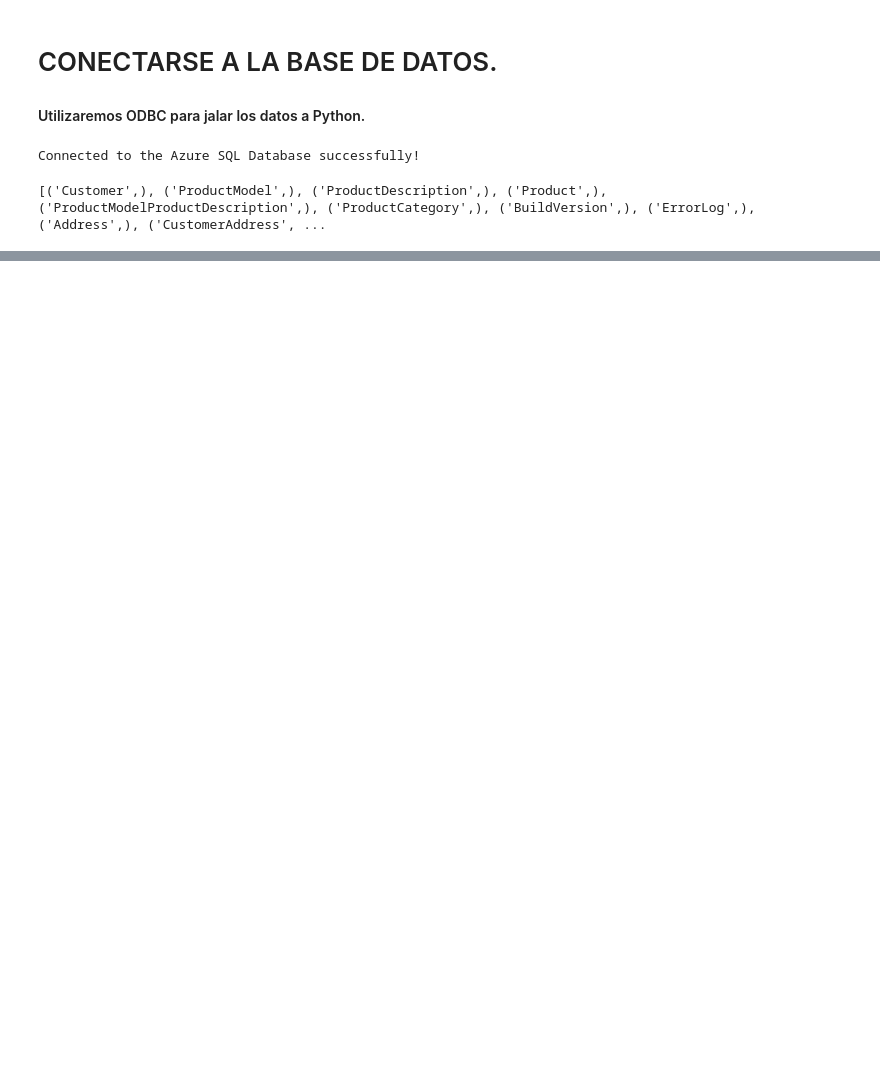
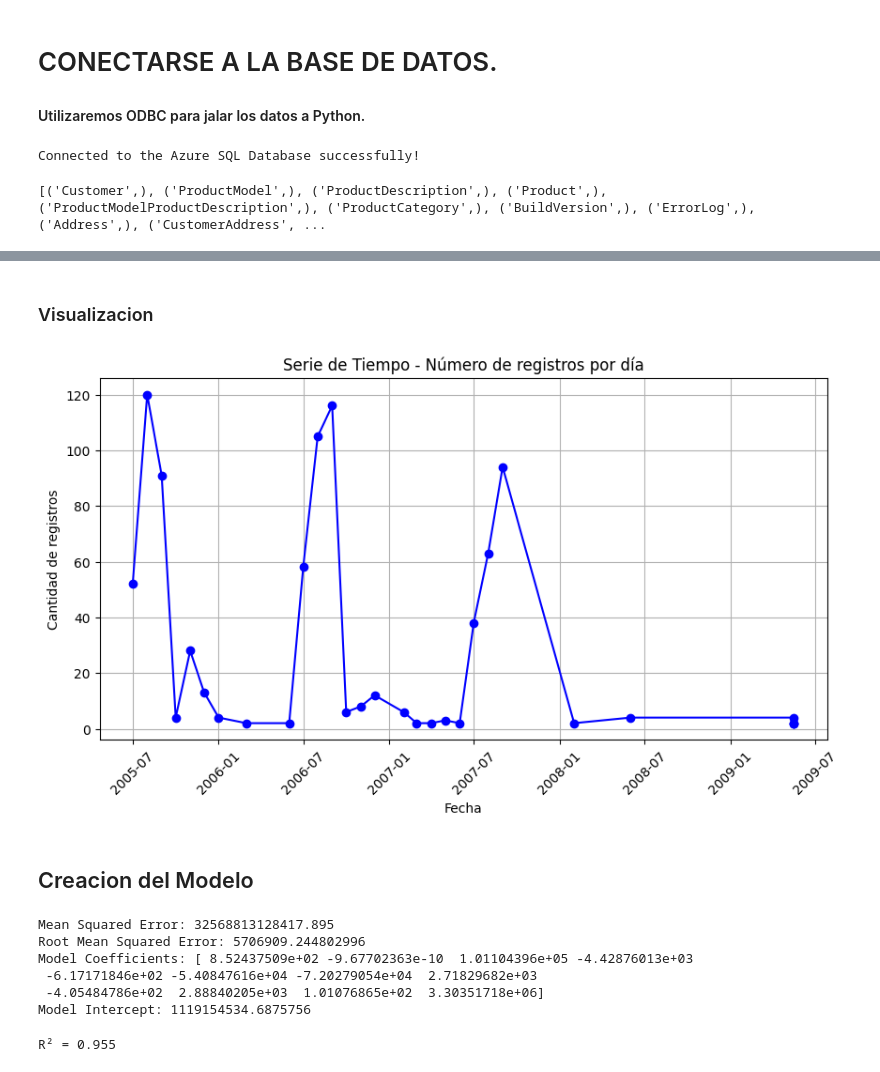
Before and after one commit to CastroMaster10/Act4_CloudComputing, a Jupyter notebook: clase4.ipynb, the cells around one changed output, grey strips where cells are left out. Drawn from its saved outputs; the diff is of its cells as text; code cells hidden in the pictures; blank space fills up the shorter version.

Commit message:
Model

```diff
--- a/clase4.ipynb
+++ b/clase4.ipynb
@@ -128,0 +127,27 @@ datos.to_csv("datos.csv",index=False)
+# %% [markdown]
+### Visualizacion
+# %%
+import pandas as pd
+import matplotlib.pyplot as plt
+
+
+# Contar registros por día
+datosagrup = datos.groupby("ModifiedDate").size().reset_index(name="registros")
+
+# Crear la gráfica
+plt.figure(figsize=(10, 5))
+plt.plot(datosagrup["ModifiedDate"], datosagrup["registros"], marker="o", linestyle="-", color="b")
+
+# Configuración de la gráfica
+plt.xlabel("Fecha")
+plt.ylabel("Cantidad de registros")
+plt.title("Serie de Tiempo - Número de registros por día")
+plt.xticks(rotation=45)
+plt.grid()
+
+# Mostrar la gráfica
+plt.show()
+# %% [output]
+[figure, added]
+# %% [markdown]
+## Creacion del Modelo
@@ -128,0 +171,33 @@ datos.to_csv("datos.csv",index=False)
+# %%
+# Split the data into training and testing sets
+X_train, X_test, y_train, y_test = train_test_split(X, y, test_size=0.2, random_state=42)
+
+# Initialize the Linear Regression model
+model = LinearRegression()
+
+# Train the model
+model.fit(X_train, y_train)
+
+# Make predictions
+y_pred = model.predict(X_test)
+
+# Evaluate the model
+mse = mean_squared_error(y_test, y_pred)
+rmse = np.sqrt(mse)
+
+print("Mean Squared Error:", mse)
+print("Root Mean Squared Error:", rmse)
+print("Model Coefficients:", model.coef_)
+print("Model Intercept:", model.intercept_)
+# %% [output]
+Mean Squared Error: 32568813128417.895
+Root Mean Squared Error: 5706909.244802996
+Model Coefficients: [ 8.52437509e+02 -9.67702363e-10  1.01104396e+05 -4.42876013e+03
+ -6.17171846e+02 -5.40847616e+04 -7.20279054e+04  2.71829682e+03
+ -4.05484786e+02  2.88840205e+03  1.01076865e+02  3.30351718e+06]
+Model Intercept: 1119154534.6875756
+# %%
+r2 = r2_score(y_test, y_pred)        # y_true and y_pred are 1-D arrays of real numbers
+print(f"R² = {r2:.3f}")
+# %% [output]
+R² = 0.955
```
Also changed, not shown: parts of 5 cells of this notebook, 2 other files.
